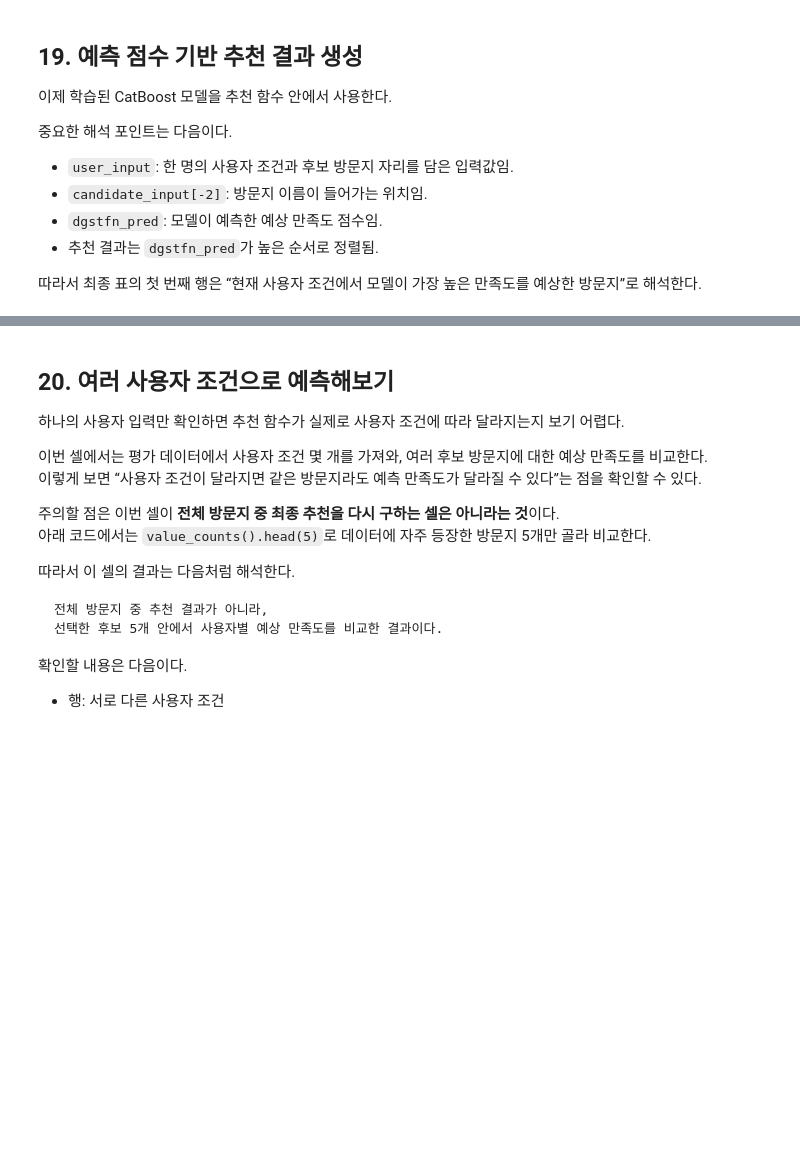
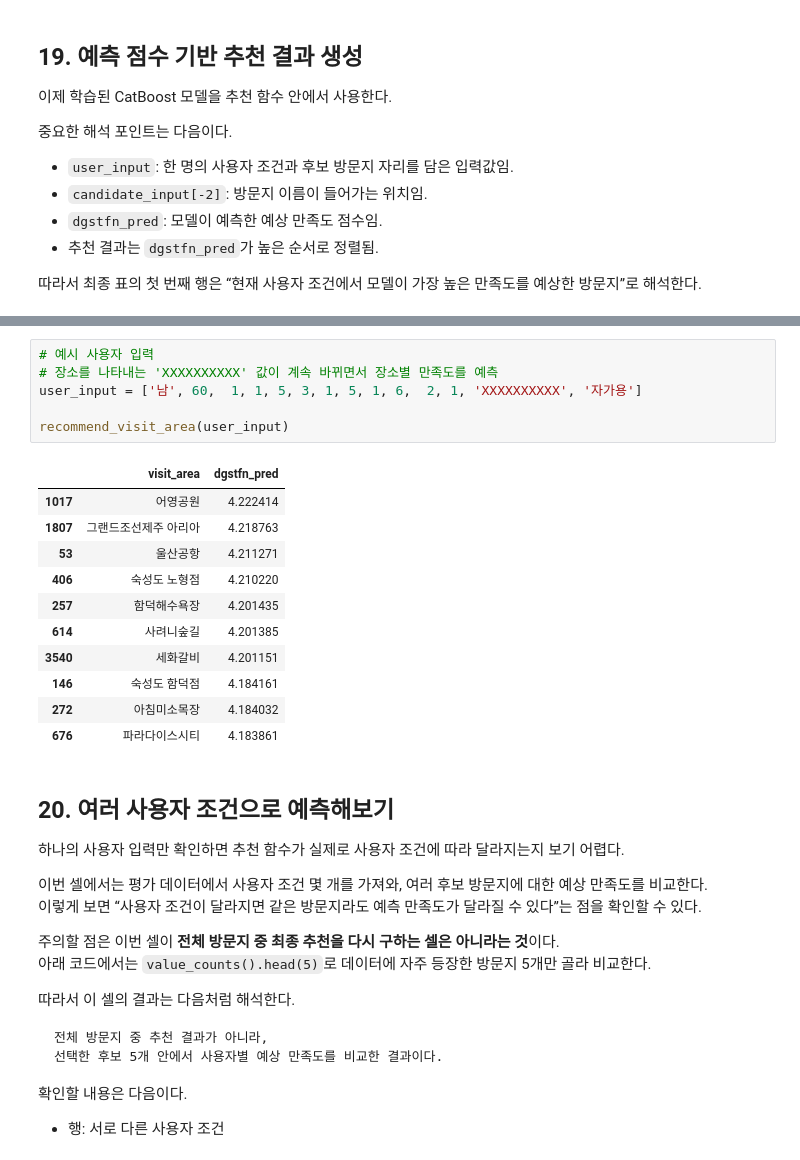
Before and after one commit to Gitcatho-skn-family-sjh/06_machine_learning, a Jupyter notebook: 10_recommendation_system/01_regression_based_recommendation.ipynb, the cells around one changed output, grey strips where cells are left out. Saved outputs shown, nothing was run; the diff lists cells and outputs as text; blank space fills up the shorter version.

```diff
--- a/10_recommendation_system/01_regression_based_recommendation.ipynb
+++ b/10_recommendation_system/01_regression_based_recommendation.ipynb
@@ -224,3 +530,21 @@ CatBoost 같은 트리 기반 모델에서 중요도는 보통 분기와 손실
+# %%
+# 예시 사용자 입력
+# 장소를 나타내는 'XXXXXXXXXX' 값이 계속 바뀌면서 장소별 만족도를 예측
+user_input = ['남', 60,  1, 1, 5, 3, 1, 5, 1, 6,  2, 1, 'XXXXXXXXXX', '자가용']
+
+recommend_visit_area(user_input)
+# %% [output]
+|  | visit_area | dgstfn_pred |
+| 1017 | 어영공원 | 4.222414 |
+| 1807 | 그랜드조선제주 아리아 | 4.218763 |
+| 53 | 울산공항 | 4.211271 |
+| 406 | 숙성도 노형점 | 4.210220 |
+| 257 | 함덕해수욕장 | 4.201435 |
+| 614 | 사려니숲길 | 4.201385 |
+| 3540 | 세화갈비 | 4.201151 |
+| 146 | 숙성도 함덕점 | 4.184161 |
+| 272 | 아침미소목장 | 4.184032 |
+| 676 | 파라다이스시티 | 4.183861 |
 # %% [markdown]
 ## 20. 여러 사용자 조건으로 예측해보기
 
```
Also changed, not shown: parts of 18 cells of this notebook, 3 other files.
